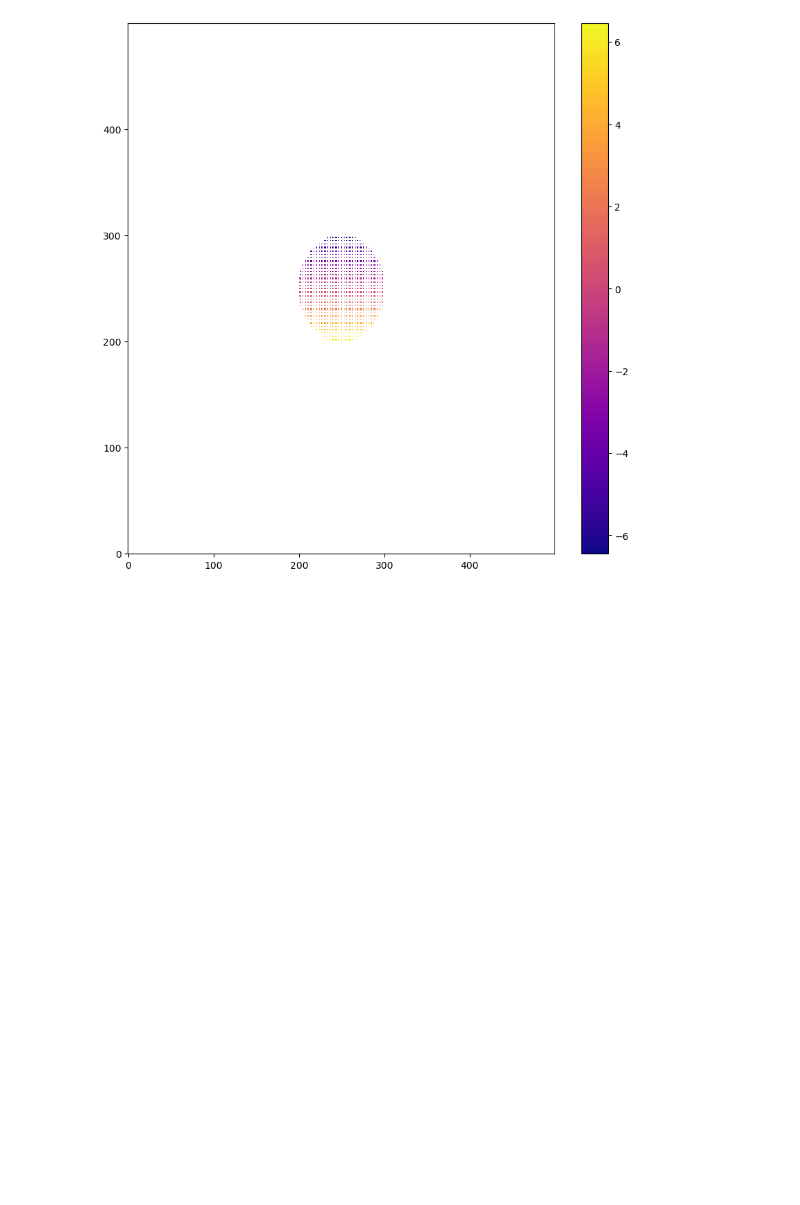
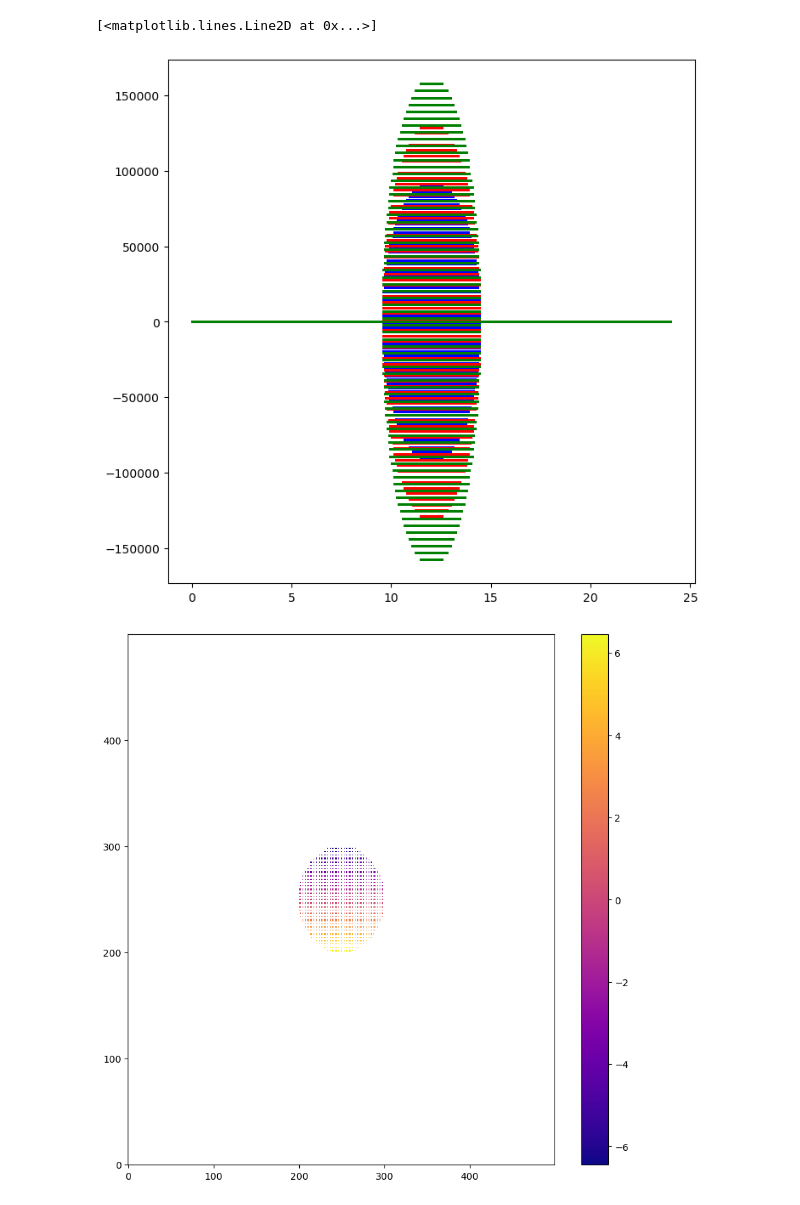
Before and after one commit to clonematthew/arepoICgen, a Jupyter notebook: testing.ipynb, the cells around one changed output. Drawn from its saved outputs; the diff is of its cells as text; code cells hidden in the pictures; blank space fills up the shorter version.

```diff
--- a/testing.ipynb
+++ b/testing.ipynb
@@ -18,3 +53,11 @@ vx = velSplit[0].reshape(len(particles["Masses"]))
+# %%
+plt.figure(figsize=(8,8))
+plt.plot(x1, vx1, "bo", markersize=1)
+plt.plot(x2, vx2, "ro", markersize=1)
+plt.plot(x3, vx3, "go", markersize=1)
+# %% [output]
+[<matplotlib.lines.Line2D at 0x...>]
+[figure, added]
 # %%
 
 # Binning the data
```
Also changed, not shown: parts of 7 cells of this notebook, 17 other files.
